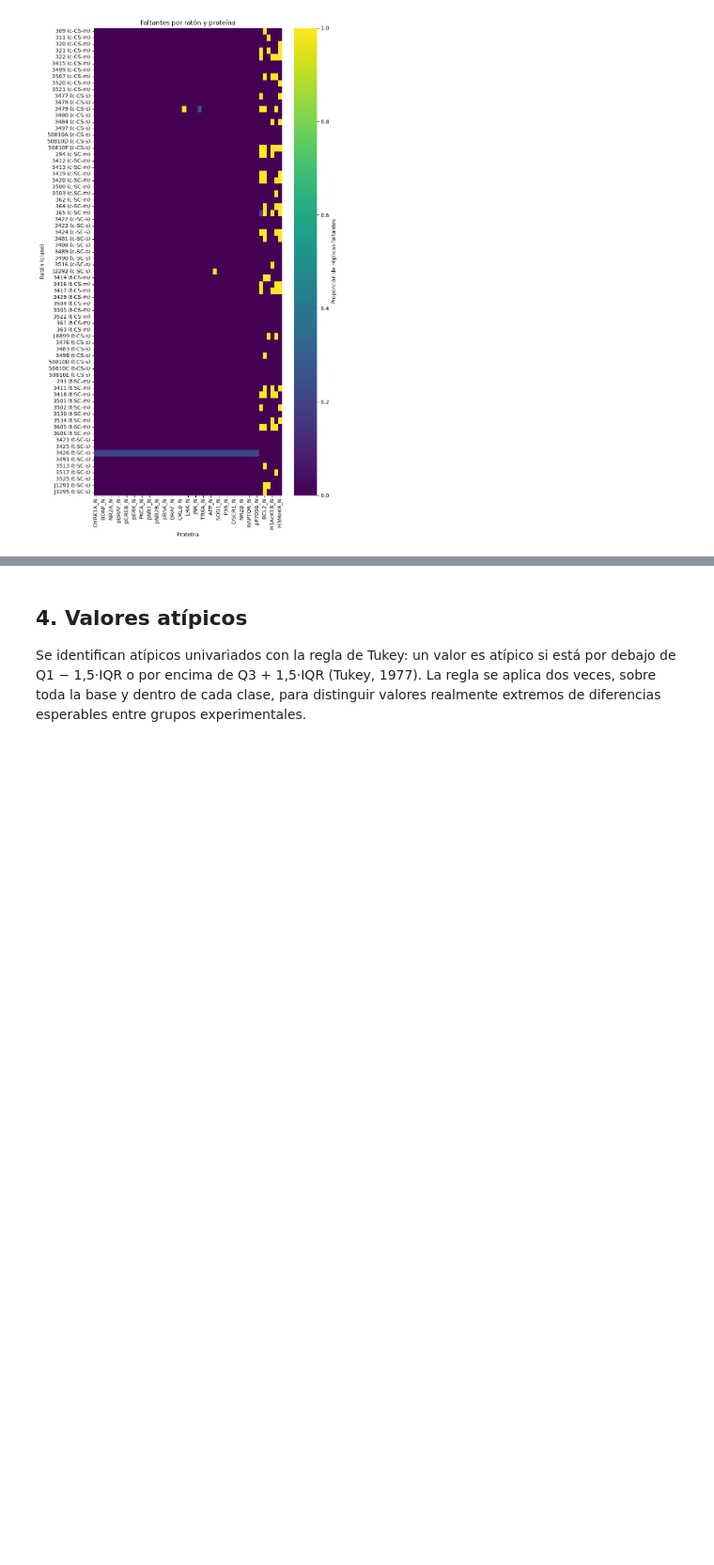
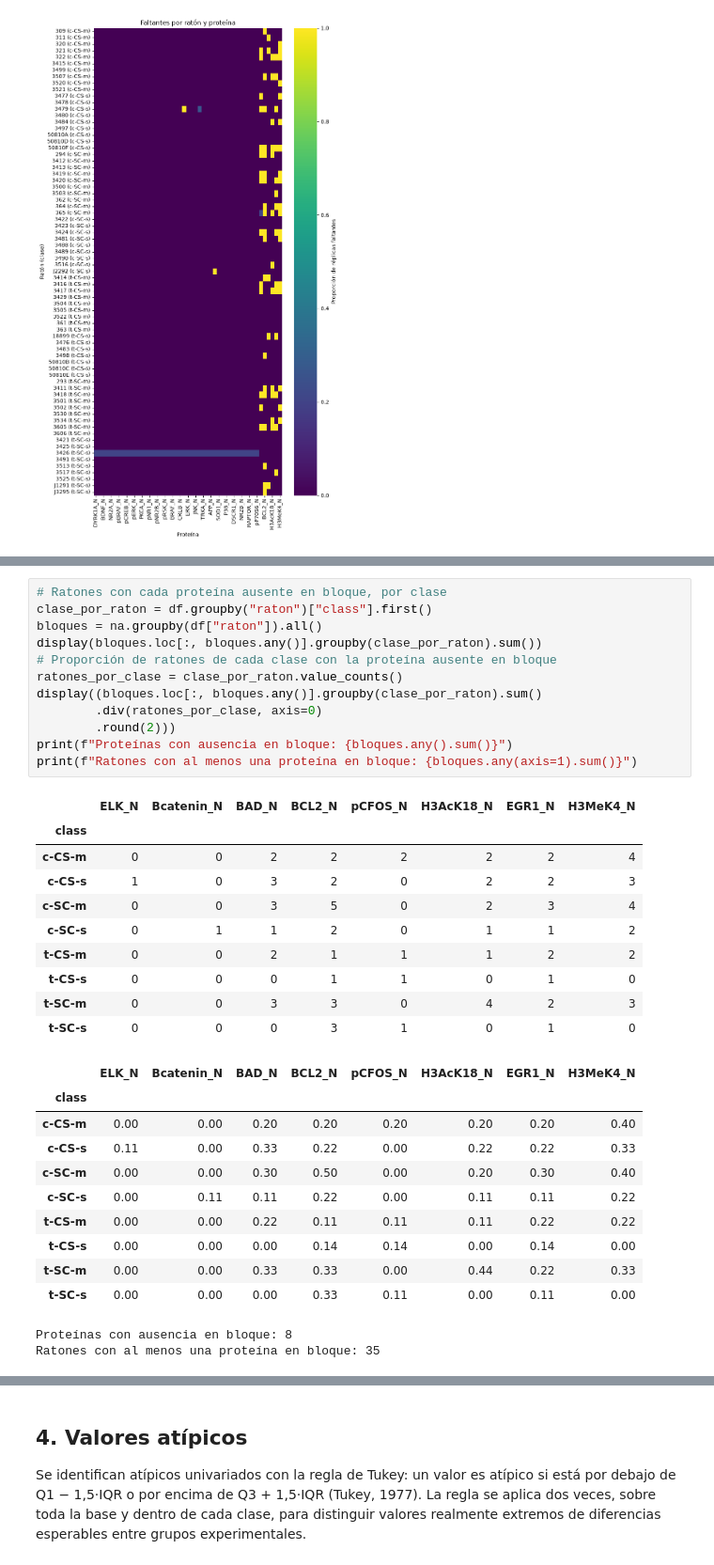
Before and after one commit to Juanhv24/mice-supervisado, a Jupyter notebook: notebooks/01_eda.ipynb, the cells around one changed output, grey strips where cells are left out. Shown at 94% size. Saved outputs shown, nothing was run; the diff lists cells and outputs as text; blank space fills up the shorter version.

```diff
--- a/notebooks/01_eda.ipynb
+++ b/notebooks/01_eda.ipynb
@@ -487,0 +516,35 @@ plt.show()
+# %%
+# Ratones con cada proteína ausente en bloque, por clase
+clase_por_raton = df.groupby("raton")["class"].first()
+bloques = na.groupby(df["raton"]).all()
+display(bloques.loc[:, bloques.any()].groupby(clase_por_raton).sum())
+# Proporción de ratones de cada clase con la proteína ausente en bloque
+ratones_por_clase = clase_por_raton.value_counts()
+display((bloques.loc[:, bloques.any()].groupby(clase_por_raton).sum()
+        .div(ratones_por_clase, axis=0)
+        .round(2)))
+print(f"Proteínas con ausencia en bloque: {bloques.any().sum()}")
+print(f"Ratones con al menos una proteína en bloque: {bloques.any(axis=1).sum()}")
+# %% [output]
+|  | ELK_N | Bcatenin_N | BAD_N | BCL2_N | pCFOS_N | H3AcK18_N | EGR1_N | H3MeK4_N |
+| class |  |  |  |  |  |  |  |  |
+| c-CS-m | 0 | 0 | 2 | 2 | 2 | 2 | 2 | 4 |
+| c-CS-s | 1 | 0 | 3 | 2 | 0 | 2 | 2 | 3 |
+| c-SC-m | 0 | 0 | 3 | 5 | 0 | 2 | 3 | 4 |
+| c-SC-s | 0 | 1 | 1 | 2 | 0 | 1 | 1 | 2 |
+| t-CS-m | 0 | 0 | 2 | 1 | 1 | 1 | 2 | 2 |
+| t-CS-s | 0 | 0 | 0 | 1 | 1 | 0 | 1 | 0 |
+| t-SC-m | 0 | 0 | 3 | 3 | 0 | 4 | 2 | 3 |
+| t-SC-s | 0 | 0 | 0 | 3 | 1 | 0 | 1 | 0 |
+|  | ELK_N | Bcatenin_N | BAD_N | BCL2_N | pCFOS_N | H3AcK18_N | EGR1_N | H3MeK4_N |
+| class |  |  |  |  |  |  |  |  |
+| c-CS-m | 0.00 | 0.00 | 0.20 | 0.20 | 0.20 | 0.20 | 0.20 | 0.40 |
+| c-CS-s | 0.11 | 0.00 | 0.33 | 0.22 | 0.00 | 0.22 | 0.22 | 0.33 |
+| c-SC-m | 0.00 | 0.00 | 0.30 | 0.50 | 0.00 | 0.20 | 0.30 | 0.40 |
+| c-SC-s | 0.00 | 0.11 | 0.11 | 0.22 | 0.00 | 0.11 | 0.11 | 0.22 |
+| t-CS-m | 0.00 | 0.00 | 0.22 | 0.11 | 0.11 | 0.11 | 0.22 | 0.22 |
+| t-CS-s | 0.00 | 0.00 | 0.00 | 0.14 | 0.14 | 0.00 | 0.14 | 0.00 |
+| t-SC-m | 0.00 | 0.00 | 0.33 | 0.33 | 0.00 | 0.44 | 0.22 | 0.33 |
+| t-SC-s | 0.00 | 0.00 | 0.00 | 0.33 | 0.11 | 0.00 | 0.11 | 0.00 |
+Proteínas con ausencia en bloque: 8
+Ratones con al menos una proteína en bloque: 35
```
Also changed, not shown: parts of 57 cells of this notebook.
